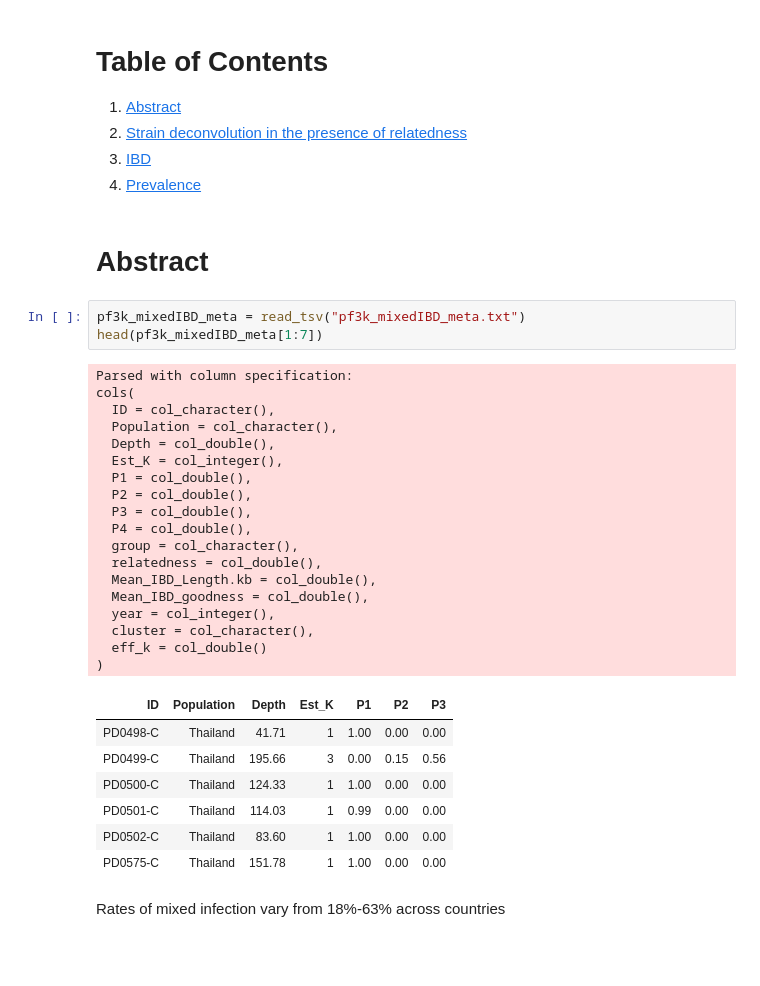
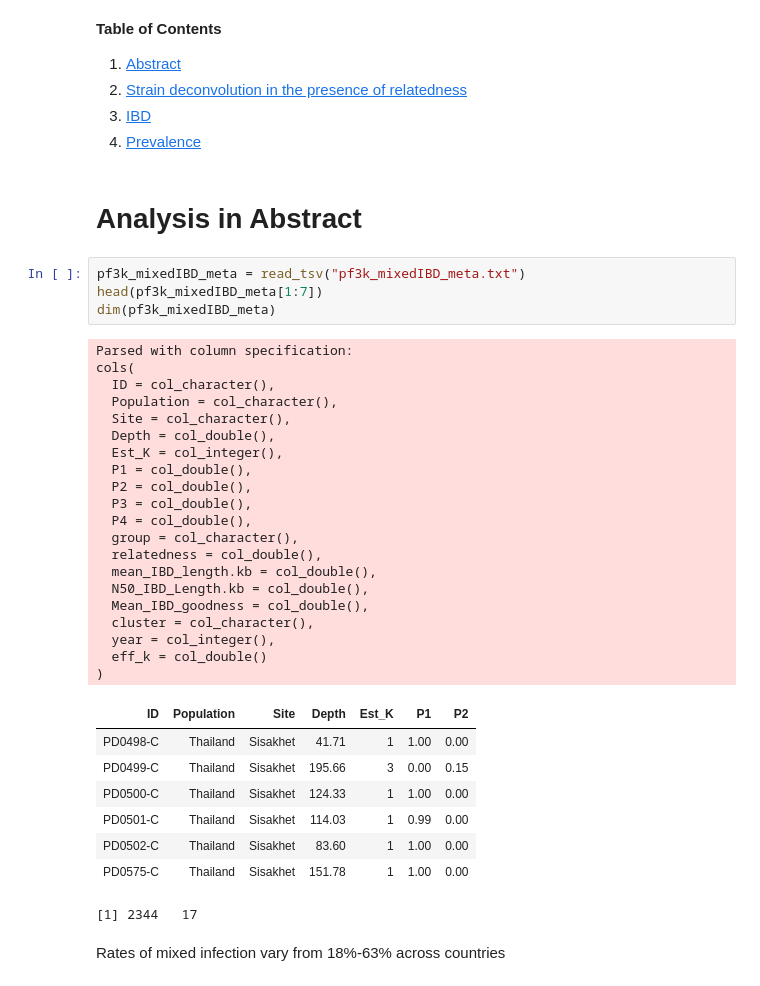
Before and after one commit to elifesciences-publications/mixedIBD-Supplement, a Jupyter notebook: supplement_how_things_were_done.ipynb, the cells around one changed output. Cells and saved outputs as stored; diff of their text form; blank space fills up the shorter version.

```diff
--- a/supplement_how_things_were_done.ipynb
+++ b/supplement_how_things_were_done.ipynb
@@ -23,42 +24,48 @@ The following object is masked from ‘package:tidyr’:
 
     complete
 # %% [markdown]
-# Table of Contents
-1. [Abstract](#Abstract)
+
+**Table of Contents**
+
+1. [Abstract](#Analysis-in-Abstract)
 1. [Strain deconvolution in the presence of relatedness](#Strain-deconvolution-in-the-presence-of-relatedness)
 1. [IBD](#IBD)
 1. [Prevalence](#Prevalence)
 # %% [markdown]
-# Abstract
+# Analysis in Abstract
 # %%
 pf3k_mixedIBD_meta = read_tsv("pf3k_mixedIBD_meta.txt")
 head(pf3k_mixedIBD_meta[1:7])
+dim(pf3k_mixedIBD_meta)
 # %% [output]
 Parsed with column specification:
 cols(
   ID = col_character(),
   Population = col_character(),
+  Site = col_character(),
   Depth = col_double(),
   Est_K = col_integer(),
   P1 = col_double(),
   P2 = col_double(),
   P3 = col_double(),
   P4 = col_double(),
   group = col_character(),
   relatedness = col_double(),
-  Mean_IBD_Length.kb = col_double(),
+  mean_IBD_length.kb = col_double(),
+  N50_IBD_Length.kb = col_double(),
   Mean_IBD_goodness = col_double(),
+  cluster = col_character(),
   year = col_integer(),
-  cluster = col_character(),
   eff_k = col_double()
 )
-| ID | Population | Depth | Est_K | P1 | P2 | P3 |
-| PD0498-C | Thailand | 41.71 | 1 | 1.00 | 0.00 | 0.00 |
-| PD0499-C | Thailand | 195.66 | 3 | 0.00 | 0.15 | 0.56 |
-| PD0500-C | Thailand | 124.33 | 1 | 1.00 | 0.00 | 0.00 |
-| PD0501-C | Thailand | 114.03 | 1 | 0.99 | 0.00 | 0.00 |
-| PD0502-C | Thailand | 83.60 | 1 | 1.00 | 0.00 | 0.00 |
-| PD0575-C | Thailand | 151.78 | 1 | 1.00 | 0.00 | 0.00 |
+| ID | Population | Site | Depth | Est_K | P1 | P2 |
+| PD0498-C | Thailand | Sisakhet | 41.71 | 1 | 1.00 | 0.00 |
+| PD0499-C | Thailand | Sisakhet | 195.66 | 3 | 0.00 | 0.15 |
+| PD0500-C | Thailand | Sisakhet | 124.33 | 1 | 1.00 | 0.00 |
+| PD0501-C | Thailand | Sisakhet | 114.03 | 1 | 0.99 | 0.00 |
+| PD0502-C | Thailand | Sisakhet | 83.60 | 1 | 1.00 | 0.00 |
+| PD0575-C | Thailand | Sisakhet | 151.78 | 1 | 1.00 | 0.00 |
+[1] 2344   17
 # %% [markdown]
 Rates of mixed infection vary from 18%-63% across countries
 # %%
```
Also changed, not shown: parts of 35 cells of this notebook, 2 other files.
